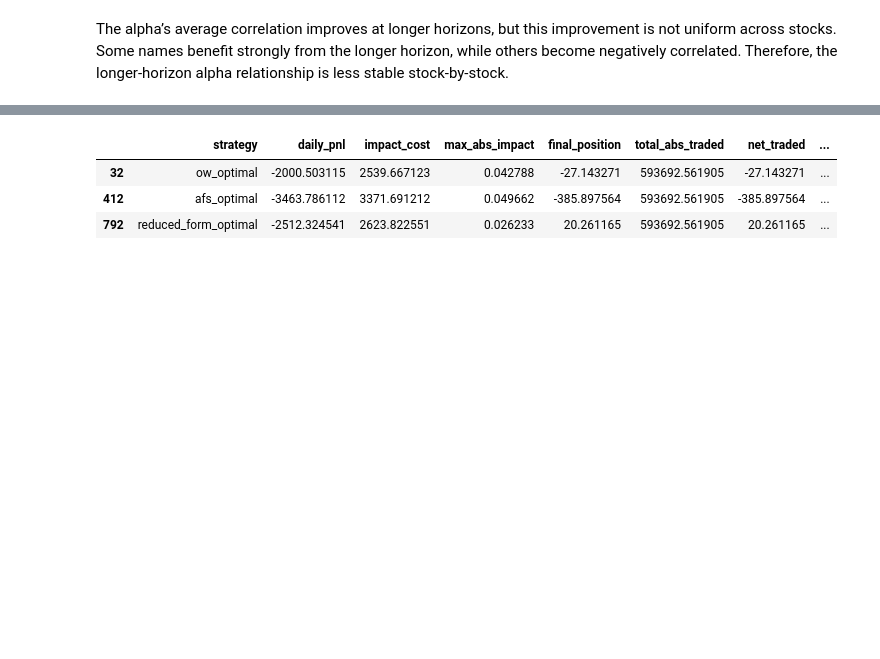
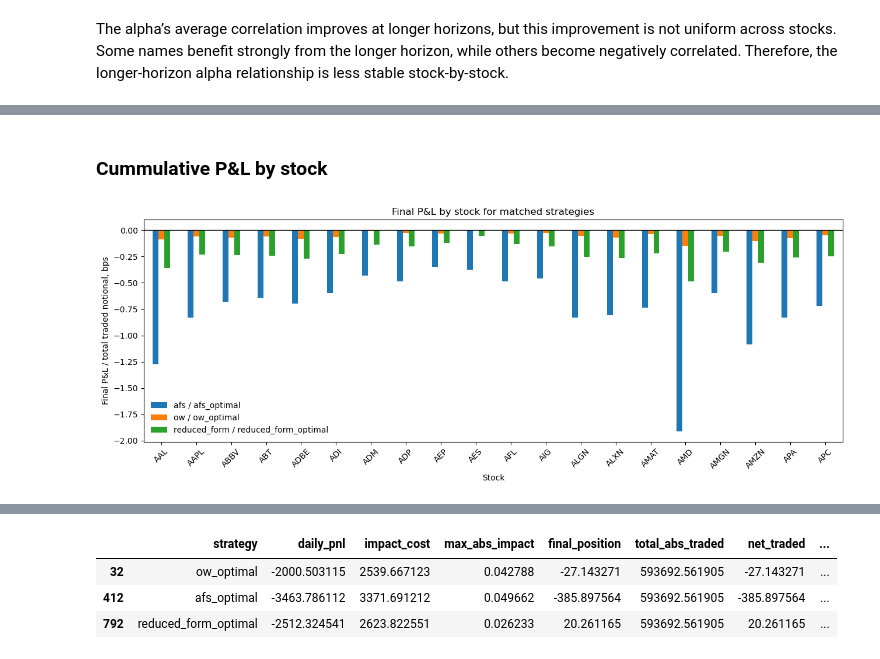
Before and after one commit to raphdlfrg/Quant_Trading_Price_Impact, a Jupyter notebook: 2_6_Performance_metrics.ipynb, the cells around one changed output, grey strips where cells are left out. Saved outputs shown, nothing was run; the diff lists cells and outputs as text; code cells hidden in the pictures; blank space fills up the shorter version.

```diff
--- a/2_6_Performance_metrics.ipynb
+++ b/2_6_Performance_metrics.ipynb
@@ -415,0 +464,9 @@ The alpha’s average correlation improves at longer horizons, but this improvem
+# %% [markdown]
+### **Cummulative P&L by stock**
+# %%
+matched_stock_pnl_df = plot_matched_final_pnl_by_stock(
+    backtest_results_df=all_model_comparison_df,
+    use_bps=True,
+)
+# %% [output]
+[figure, added]
```
Also changed, not shown: parts of 33 cells of this notebook, 1 other file.
